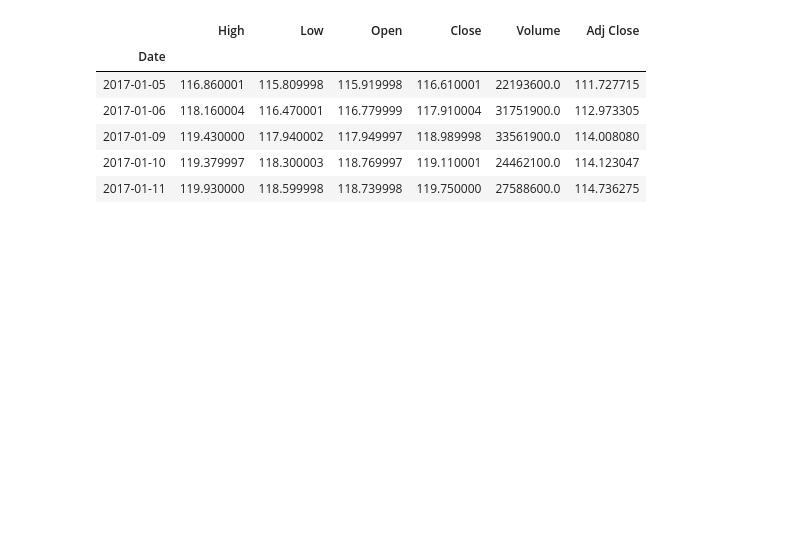
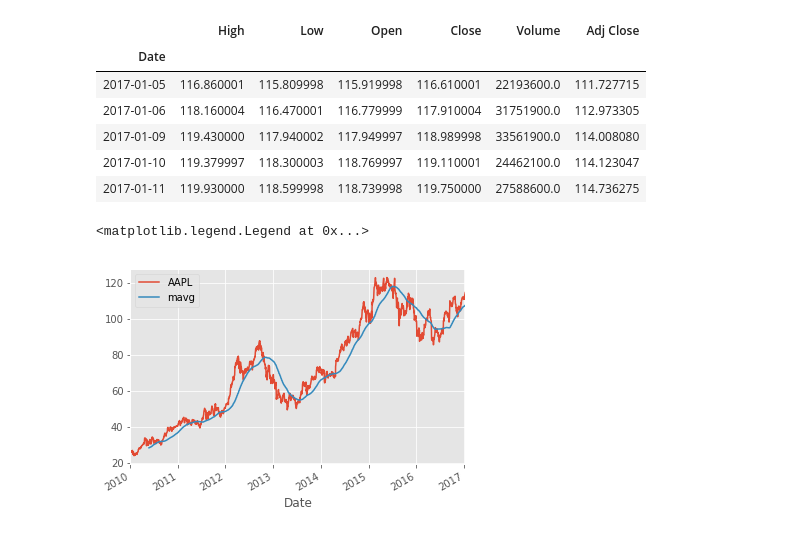
Before and after one commit to matejkvassay/jupyter-notebooks, a Jupyter notebook: notebooks/misc/trading/12_min_pandas_stock_analysis.ipynb, the cells around one changed output. Saved outputs shown, nothing was run; the diff lists cells and outputs as text; code cells hidden in the pictures; blank space fills up the shorter version.

```diff
--- a/notebooks/misc/trading/12_min_pandas_stock_analysis.ipynb
+++ b/notebooks/misc/trading/12_min_pandas_stock_analysis.ipynb
@@ -6,8 +10,11 @@ import datetime
 import pandas_datareader.data as web
 from pandas import Series, DataFrame
 import matplotlib.pyplot as plt
+import math
 import matplotlib as mpl
 from matplotlib import style
+mpl.rc('figure', figsize=(8, 7))
+mpl.__version__
 %matplotlib inline
 # %%
 start = datetime.datetime(2010, 1, 1)
@@ -26,3 +33,13 @@ df.tail()
 # %%
 close_px = df['Adj Close']
 mavg = close_px.rolling(window=100).mean()
+# %%
+# Adjusting the style of matplotlib
+style.use('ggplot')
+
+close_px.plot(label='AAPL')
+mavg.plot(label='mavg')
+plt.legend()
+# %% [output]
+<matplotlib.legend.Legend at 0x...>
+[figure, added]
```
Also changed, not shown: parts of 10 cells of this notebook.
